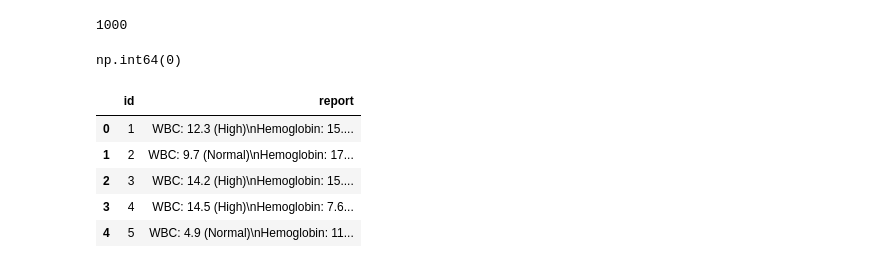
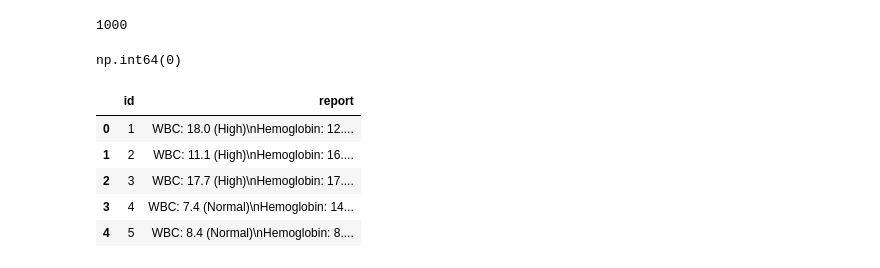
Before and after one commit to DSTamrat/Hematology_Project, a Jupyter notebook: Untitled8.ipynb, the cells around one changed output. Saved outputs shown, nothing was run; the diff lists cells and outputs as text; code cells hidden in the pictures.

Commit message:
Initial commit: Hematology NLP project structure and Streamlit app

```diff
--- a/Untitled8.ipynb
+++ b/Untitled8.ipynb
@@ -423,15 +484,15 @@ np.int64(0)
 # %%
 import pandas as pd
 
-df = pd.read_csv("hematology_reports_1000.csv")
+df = pd.read_csv("hematology_datasets.csv")
 df.head()
 # %% [output]
 |  | id | report |
-| 0 | 1 | WBC: 12.3 (High)\nHemoglobin: 15.... |
-| 1 | 2 | WBC: 9.7 (Normal)\nHemoglobin: 17... |
-| 2 | 3 | WBC: 14.2 (High)\nHemoglobin: 15.... |
-| 3 | 4 | WBC: 14.5 (High)\nHemoglobin: 7.6... |
-| 4 | 5 | WBC: 4.9 (Normal)\nHemoglobin: 11... |
+| 0 | 1 | WBC: 18.0 (High)\nHemoglobin: 12.... |
+| 1 | 2 | WBC: 11.1 (High)\nHemoglobin: 16.... |
+| 2 | 3 | WBC: 17.7 (High)\nHemoglobin: 17.... |
+| 3 | 4 | WBC: 7.4 (Normal)\nHemoglobin: 14... |
+| 4 | 5 | WBC: 8.4 (Normal)\nHemoglobin: 8.... |
 # %%
 def batch_simplify(df, text_column="report"):
     simplified = []
```
Also changed, not shown: parts of 15 cells of this notebook, 10 other files.
